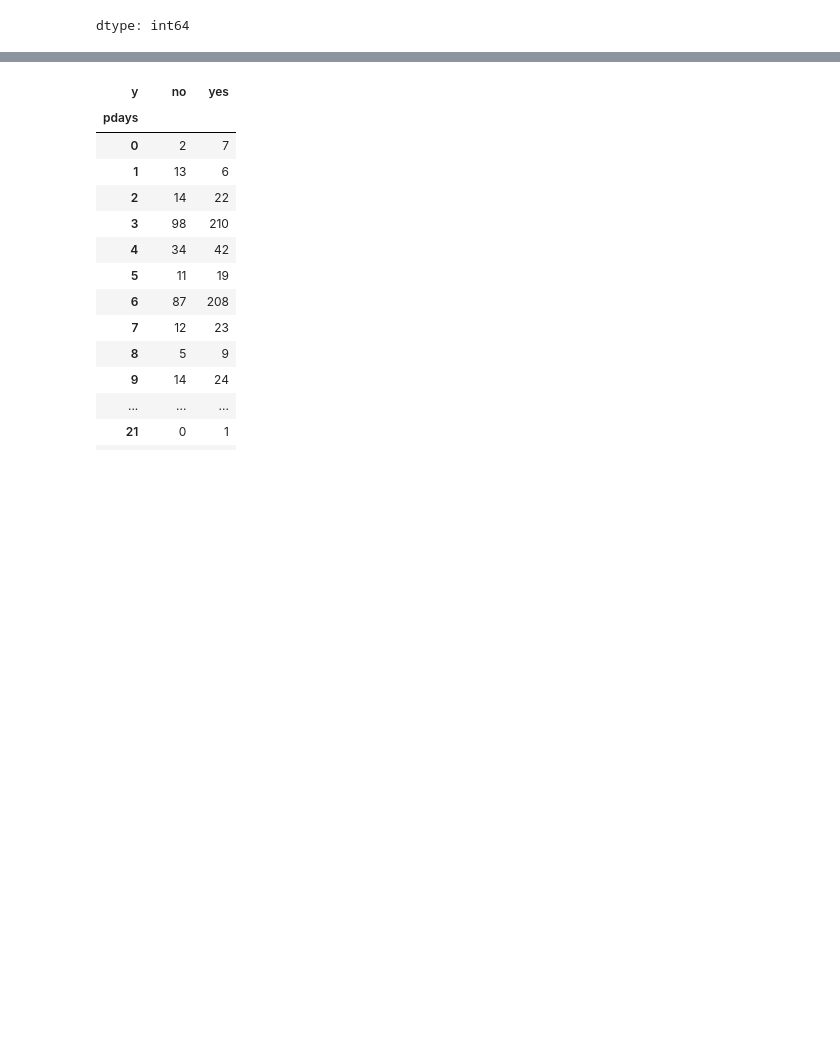
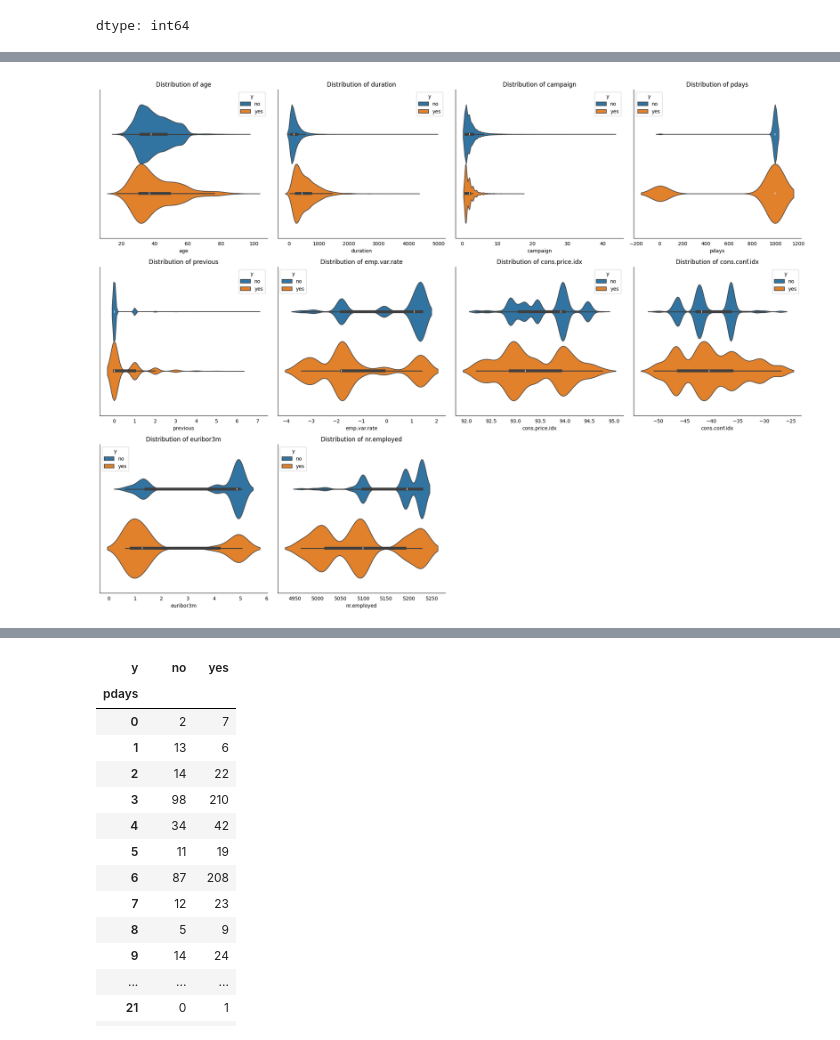
Before and after one commit to sauravkokane/Bank-Calls-Success-predictions, a Jupyter notebook: Bank_Calls_Success_predictions.ipynb, the cells around one changed output, grey strips where cells are left out. Saved outputs shown, nothing was run; the diff lists cells and outputs as text; code cells hidden in the pictures; blank space fills up the shorter version.

```diff
--- a/Bank_Calls_Success_predictions.ipynb
+++ b/Bank_Calls_Success_predictions.ipynb
@@ -778,0 +896,4 @@ sns.lmplot(data=data, x='duration', y='y', height=8, logistic=True)
+# %%
+get_univariate_distribution_plot(df_train, column_names=numeric_cols, hue='y', plot_type="violin")
+# %% [output]
+[figure, added]
```
Also changed, not shown: parts of 87 cells of this notebook.
